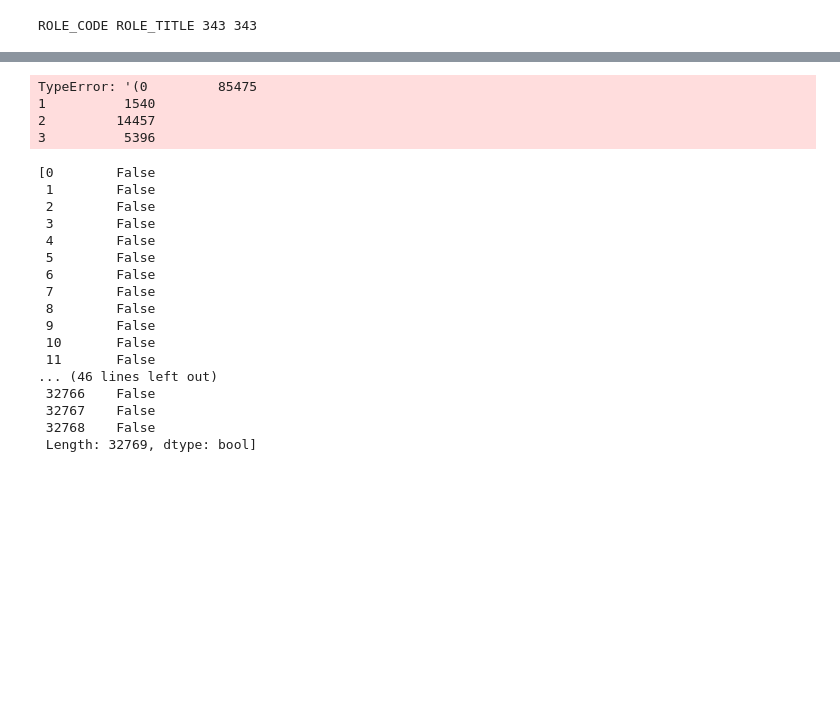
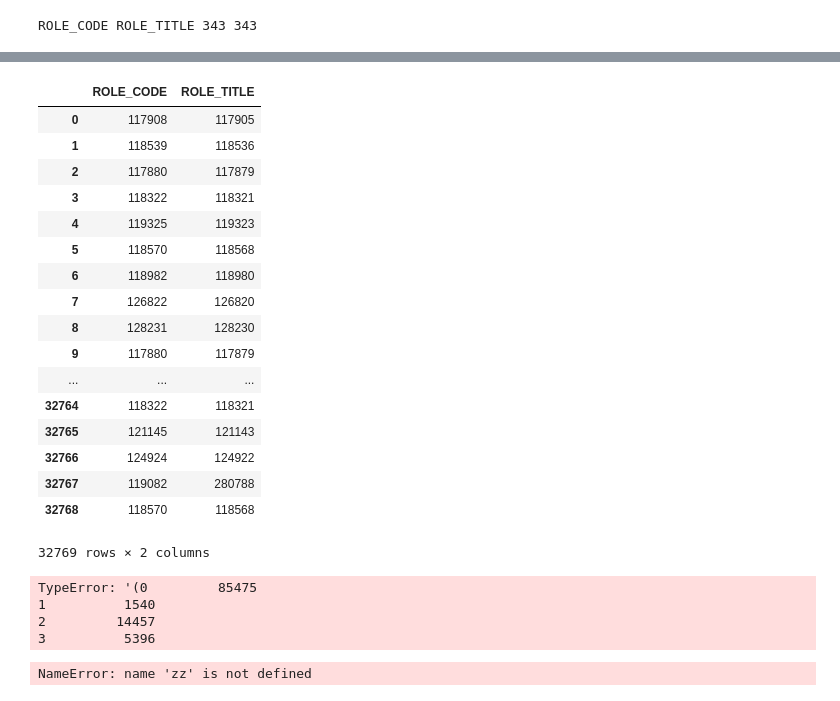
Before and after one commit to ManishaSharma-1/AutoAccessToEmployees, a Jupyter notebook: Untitled.ipynb, the cells around one changed output, grey strips where cells are left out. Cells and saved outputs as stored; diff of their text form; code cells hidden in the pictures; blank space fills up the shorter version.

```diff
--- a/Untitled.ipynb
+++ b/Untitled.ipynb
@@ -50,4 +67,2 @@ ROLE_CODE ROLE_TITLE 343 343
 # %%
-s = pandas.concat([x.ROLE_CODE, x.ROLE_TITLE])
-
-s.std()
+cols = x[['ROLE_CODE', 'ROLE_TITLE']]
@@ -77,3 +69,24 @@ x
+# %%
+cols
+# %% [output]
+|  | ROLE_CODE | ROLE_TITLE |
+| 0 | 117908 | 117905 |
+| 1 | 118539 | 118536 |
+| 2 | 117880 | 117879 |
+| 3 | 118322 | 118321 |
+| 4 | 119325 | 119323 |
+| 5 | 118570 | 118568 |
+| 6 | 118982 | 118980 |
+| 7 | 126822 | 126820 |
+| 8 | 128231 | 128230 |
+| 9 | 117880 | 117879 |
+| ... | ... | ... |
+| 32764 | 118322 | 118321 |
+| 32765 | 121145 | 121143 |
+| 32766 | 124924 | 124922 |
+| 32767 | 119082 | 280788 |
+| 32768 | 118570 | 118568 |
+32769 rows × 2 columns
 # %%
 zz = x[x.MGR_ID,x.ROLE_CODE,x.ROLE_TITLE]
 # %% [output]
@@ -82,22 +95,6 @@ TypeError: '(0         85475
 2         14457
 3          5396
 # %%
-[azz[1] == zz[2]]
+[zz[1] == zz[2]]
 # %% [output]
-[0        False
- 1        False
- 2        False
- 3        False
- 4        False
- 5        False
- 6        False
- 7        False
- 8        False
- 9        False
- 10       False
- 11       False
-... (46 lines left out)
- 32766    False
- 32767    False
- 32768    False
- Length: 32769, dtype: bool]
+NameError: name 'zz' is not defined
```
Also changed, not shown: parts of 9 cells of this notebook, 2 other files.
